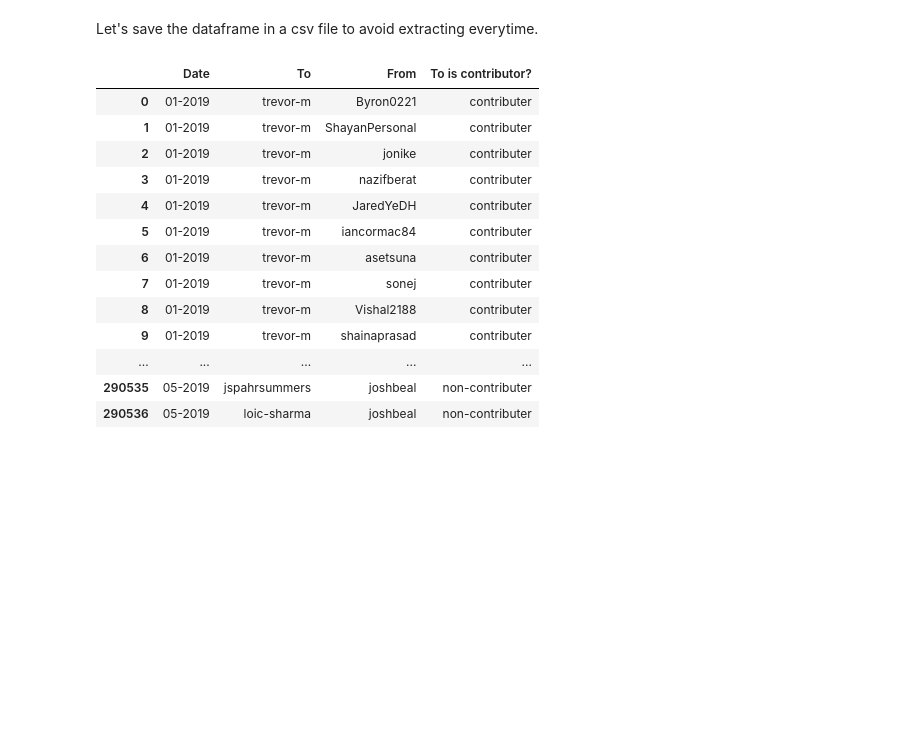
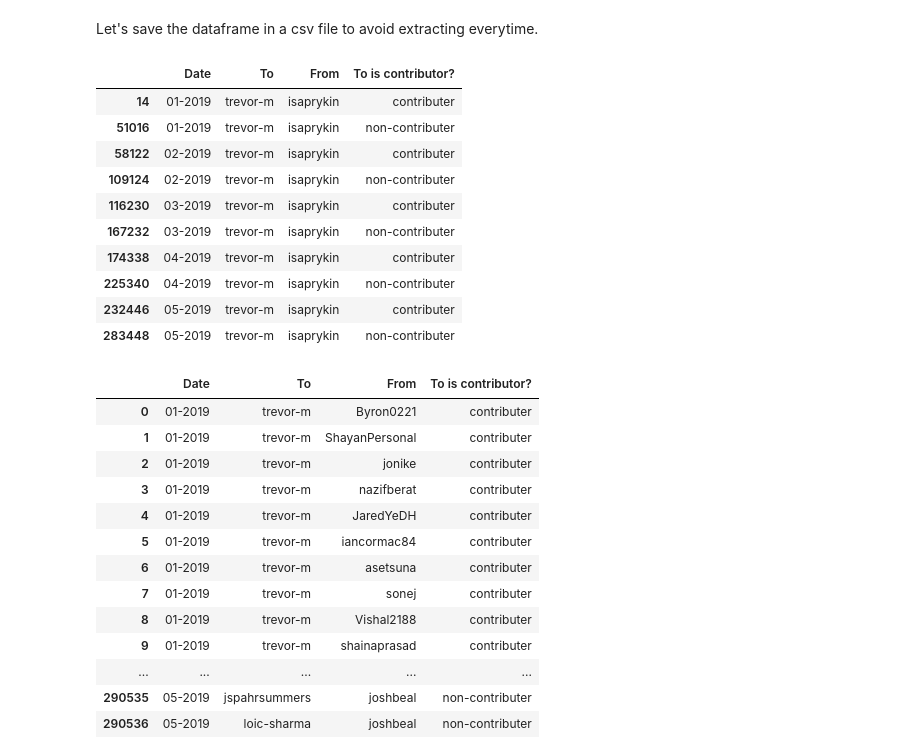
Before and after one commit to YoussefEssDS/Social-network-mining-and-analysis, a Jupyter notebook: GitHub-Mining & SNA.ipynb, the cells around one changed output. Saved outputs shown, nothing was run; the diff lists cells and outputs as text; code cells hidden in the pictures; blank space fills up the shorter version.

```diff
--- a/GitHub-Mining & SNA.ipynb
+++ b/GitHub-Mining & SNA.ipynb
@@ -131,6 +168,20 @@ pd.DataFrame.to_csv(followship_data_frame,'MainDF.csv')
 # %%
 followship_data_frame=pd.read_csv('MainDF.csv')
 followship_data_frame=followship_data_frame.drop('Unnamed: 0',axis=1)
+# %%
+followship_data_frame.loc[(followship_data_frame['To']=='trevor-m') & (followship_data_frame['From']=='isaprykin')].drop_duplicates()
+# %% [output]
+|  | Date | To | From | To is contributor? |
+| 14 | 01-2019 | trevor-m | isaprykin | contributer |
+| 51016 | 01-2019 | trevor-m | isaprykin | non-contributer |
+| 58122 | 02-2019 | trevor-m | isaprykin | contributer |
+| 109124 | 02-2019 | trevor-m | isaprykin | non-contributer |
+| 116230 | 03-2019 | trevor-m | isaprykin | contributer |
+| 167232 | 03-2019 | trevor-m | isaprykin | non-contributer |
+| 174338 | 04-2019 | trevor-m | isaprykin | contributer |
+| 225340 | 04-2019 | trevor-m | isaprykin | non-contributer |
+| 232446 | 05-2019 | trevor-m | isaprykin | contributer |
+| 283448 | 05-2019 | trevor-m | isaprykin | non-contributer |
 # %%
 followship_data_frame
 # %% [output]
```
Also changed, not shown: parts of 10 cells of this notebook.
